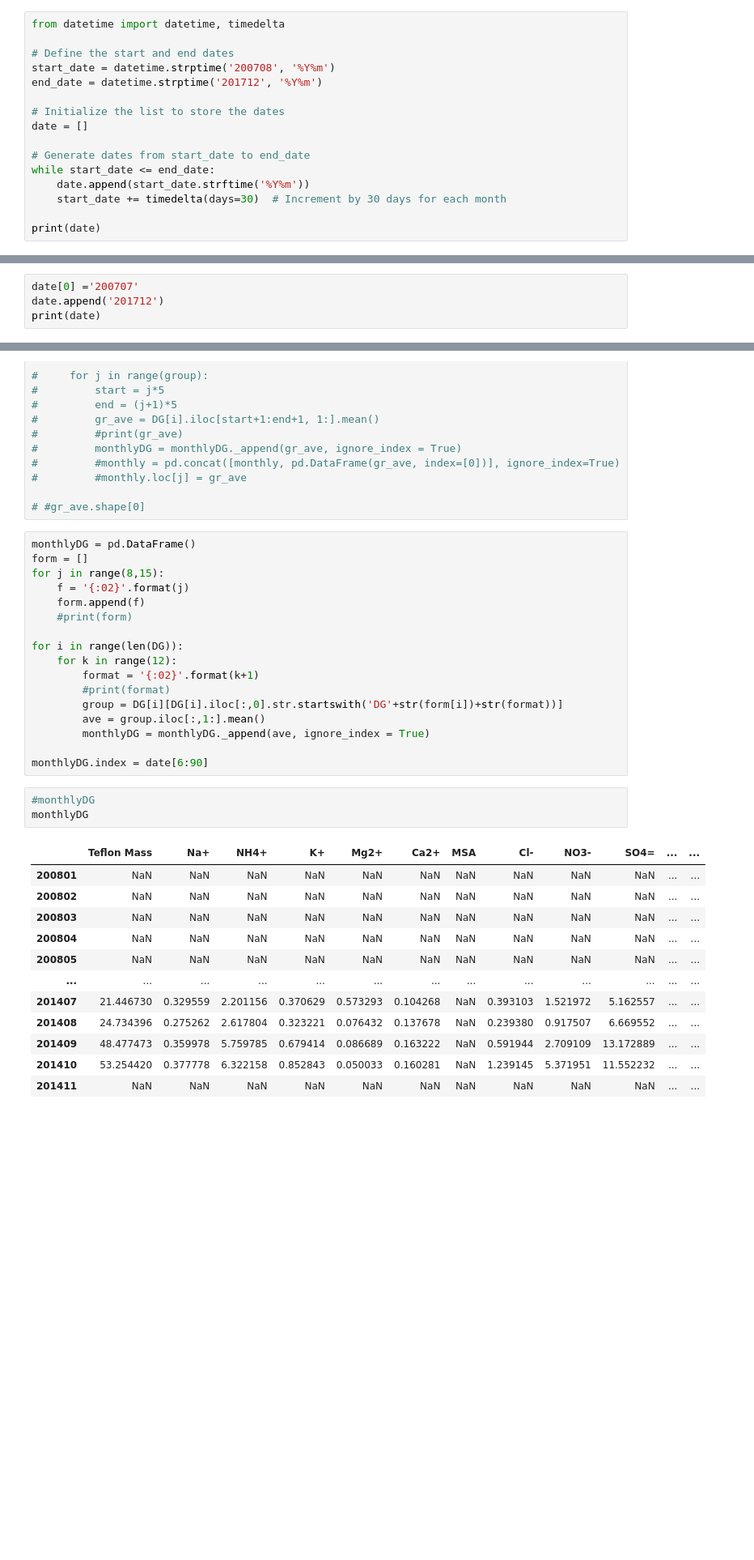
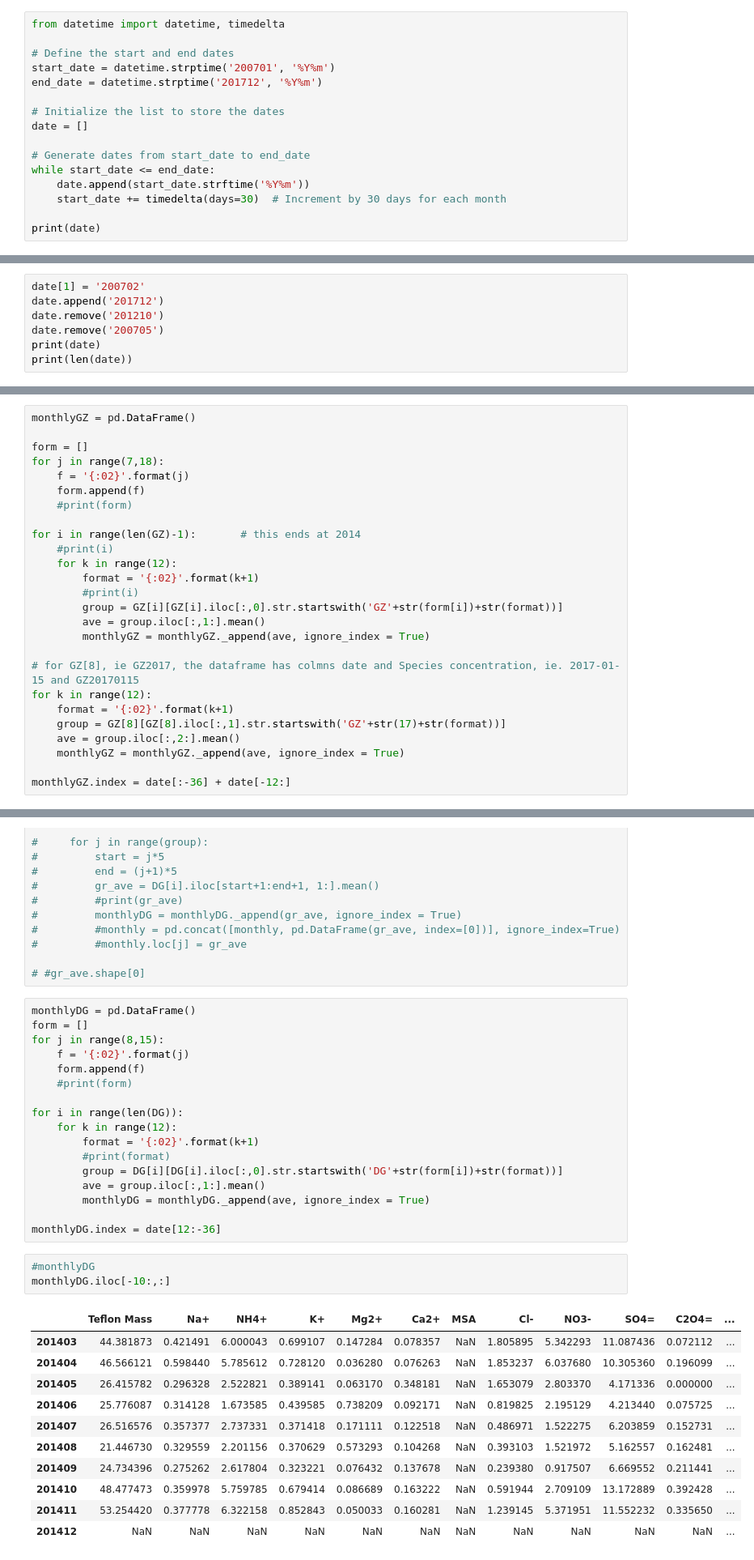
Before and after one commit to h-duan/PM, a Jupyter notebook: PM07-17.ipynb, the cells around one changed output, grey strips where cells are left out. Shown at 81% size. Saved outputs shown, nothing was run; the diff lists cells and outputs as text; blank space fills up the shorter version.

```diff
--- a/PM07-17.ipynb
+++ b/PM07-17.ipynb
@@ -1922,7 +1914,7 @@ print(a)
 from datetime import datetime, timedelta
 
 # Define the start and end dates
-start_date = datetime.strptime('200708', '%Y%m')
+start_date = datetime.strptime('200701', '%Y%m')
 end_date = datetime.strptime('201712', '%Y%m')
 
 # Initialize the list to store the dates
@@ -1939,5 +1931,8 @@ print(date)
 # %%
-date[0] ='200707'
+date[1] = '200702'
 date.append('201712')
+date.remove('201210')
+date.remove('200705')
 print(date)
+print(len(date))
 # %% [output]
@@ -2026,3 +1998,29 @@ monthlyGZ.drop('PM2.5',axis=1)
+# %%
+monthlyGZ = pd.DataFrame()
+
+form = []
+for j in range(7,18):
+    f = '{:02}'.format(j)
+    form.append(f)
+    #print(form)
+
+for i in range(len(GZ)-1):       # this ends at 2014
+    #print(i)
+    for k in range(12):
+        format = '{:02}'.format(k+1)
+        #print(i)
+        group = GZ[i][GZ[i].iloc[:,0].str.startswith('GZ'+str(form[i])+str(format))]
+        ave = group.iloc[:,1:].mean()
+        monthlyGZ = monthlyGZ._append(ave, ignore_index = True)
+
+# for GZ[8], ie GZ2017, the dataframe has colmns date and Species concentration, ie. 2017-01-15 and GZ20170115
+for k in range(12):
+    format = '{:02}'.format(k+1)
+    group = GZ[8][GZ[8].iloc[:,1].str.startswith('GZ'+str(17)+str(format))]
+    ave = group.iloc[:,2:].mean()
+    monthlyGZ = monthlyGZ._append(ave, ignore_index = True)
+
+monthlyGZ.index = date[:-36] + date[-12:]
 # %%
 # ## Monthly average for Dongguan station for all the data available
 # # 2008-2014
@@ -2060,20 +2058,19 @@ for i in range(len(DG)):
         ave = group.iloc[:,1:].mean()
         monthlyDG = monthlyDG._append(ave, ignore_index = True)
 
-monthlyDG.index = date[6:90]
+monthlyDG.index = date[12:-36]
 # %%
 #monthlyDG
-monthlyDG
+monthlyDG.iloc[-10:,:]
 # %% [output]
-|  | Teflon Mass | Na+ | NH4+ | K+ | Mg2+ | Ca2+ | MSA | Cl- | NO3- | SO4= | ... | ... |
-| 200801 | NaN | NaN | NaN | NaN | NaN | NaN | NaN | NaN | NaN | NaN | ... | ... |
-| 200802 | NaN | NaN | NaN | NaN | NaN | NaN | NaN | NaN | NaN | NaN | ... | ... |
-| 200803 | NaN | NaN | NaN | NaN | NaN | NaN | NaN | NaN | NaN | NaN | ... | ... |
-| 200804 | NaN | NaN | NaN | NaN | NaN | NaN | NaN | NaN | NaN | NaN | ... | ... |
-| 200805 | NaN | NaN | NaN | NaN | NaN | NaN | NaN | NaN | NaN | NaN | ... | ... |
-| ... | ... | ... | ... | ... | ... | ... | ... | ... | ... | ... | ... | ... |
-| 201407 | 21.446730 | 0.329559 | 2.201156 | 0.370629 | 0.573293 | 0.104268 | NaN | 0.393103 | 1.521972 | 5.162557 | ... | ... |
-| 201408 | 24.734396 | 0.275262 | 2.617804 | 0.323221 | 0.076432 | 0.137678 | NaN | 0.239380 | 0.917507 | 6.669552 | ... | ... |
-| 201409 | 48.477473 | 0.359978 | 5.759785 | 0.679414 | 0.086689 | 0.163222 | NaN | 0.591944 | 2.709109 | 13.172889 | ... | ... |
-| 201410 | 53.254420 | 0.377778 | 6.322158 | 0.852843 | 0.050033 | 0.160281 | NaN | 1.239145 | 5.371951 | 11.552232 | ... | ... |
-| 201411 | NaN | NaN | NaN | NaN | NaN | NaN | NaN | NaN | NaN | NaN | ... | ... |
+|  | Teflon Mass | Na+ | NH4+ | K+ | Mg2+ | Ca2+ | MSA | Cl- | NO3- | SO4= | C2O4= | ... |
+| 201403 | 44.381873 | 0.421491 | 6.000043 | 0.699107 | 0.147284 | 0.078357 | NaN | 1.805895 | 5.342293 | 11.087436 | 0.072112 | ... |
+| 201404 | 46.566121 | 0.598440 | 5.785612 | 0.728120 | 0.036280 | 0.076263 | NaN | 1.853237 | 6.037680 | 10.305360 | 0.196099 | ... |
+| 201405 | 26.415782 | 0.296328 | 2.522821 | 0.389141 | 0.063170 | 0.348181 | NaN | 1.653079 | 2.803370 | 4.171336 | 0.000000 | ... |
+| 201406 | 25.776087 | 0.314128 | 1.673585 | 0.439585 | 0.738209 | 0.092171 | NaN | 0.819825 | 2.195129 | 4.213440 | 0.075725 | ... |
+| 201407 | 26.516576 | 0.357377 | 2.737331 | 0.371418 | 0.171111 | 0.122518 | NaN | 0.486971 | 1.522275 | 6.203859 | 0.152731 | ... |
+| 201408 | 21.446730 | 0.329559 | 2.201156 | 0.370629 | 0.573293 | 0.104268 | NaN | 0.393103 | 1.521972 | 5.162557 | 0.162481 | ... |
+| 201409 | 24.734396 | 0.275262 | 2.617804 | 0.323221 | 0.076432 | 0.137678 | NaN | 0.239380 | 0.917507 | 6.669552 | 0.211441 | ... |
+| 201410 | 48.477473 | 0.359978 | 5.759785 | 0.679414 | 0.086689 | 0.163222 | NaN | 0.591944 | 2.709109 | 13.172889 | 0.392428 | ... |
+| 201411 | 53.254420 | 0.377778 | 6.322158 | 0.852843 | 0.050033 | 0.160281 | NaN | 1.239145 | 5.371951 | 11.552232 | 0.335650 | ... |
+| 201412 | NaN | NaN | NaN | NaN | NaN | NaN | NaN | NaN | NaN | NaN | NaN | ... |
```
Also changed, not shown: parts of 42 cells of this notebook.
